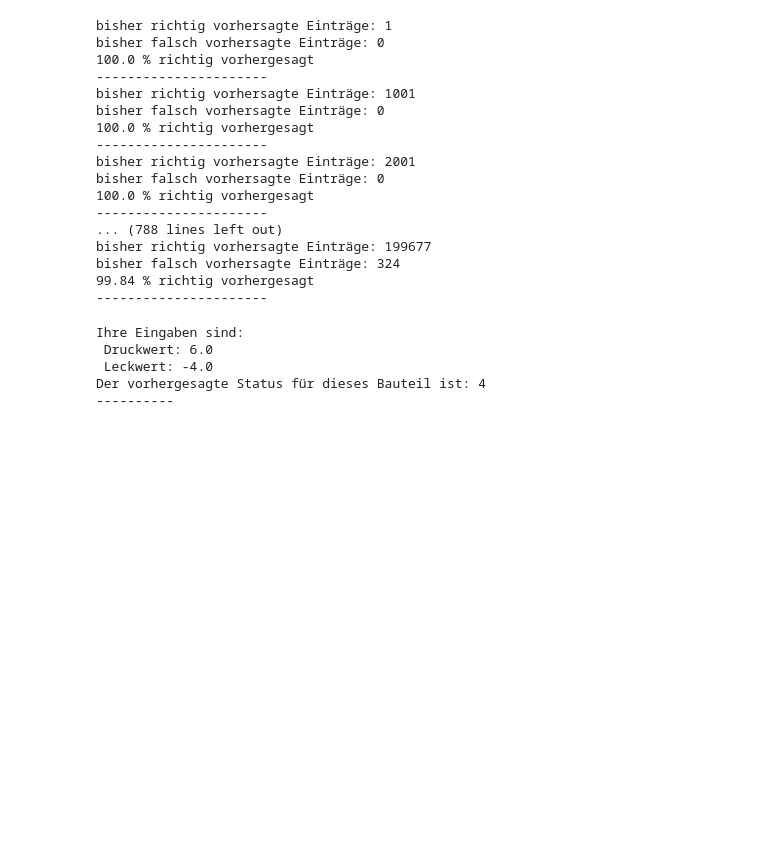
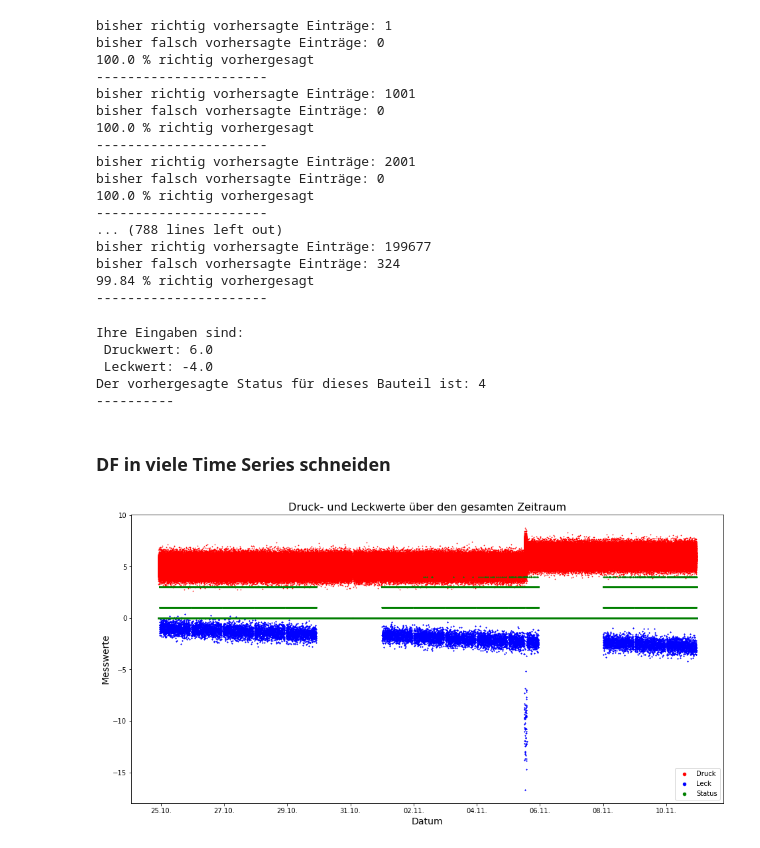
Before and after one commit to juliansaar/Innoprojekt, a Jupyter notebook: Dichte_Klassifizierung.ipynb, the cells around one changed output. Drawn from its saved outputs; the diff is of its cells as text; code cells hidden in the pictures; blank space fills up the shorter version.

```diff
--- a/Dichte_Klassifizierung.ipynb
+++ b/Dichte_Klassifizierung.ipynb
@@ -528,3 +528,5 @@ Ihre Eingaben sind:
  Leckwert: -4.0
 Der vorhergesagte Status für dieses Bauteil ist: 4
 ----------
+# %% [markdown]
+### DF in viele Time Series schneiden
@@ -530,0 +543,27 @@ Der vorhergesagte Status für dieses Bauteil ist: 4
+# %%
+df = pd.read_csv('../02_Daten/Simulation-Dichteprüfung/simulation-st5.csv', sep=';')
+# %%
+# Richtige Zeit für alle Einträge
+df['date'] = [datetime.utcfromtimestamp(x/1000) for x in df['time']]
+# %%
+fig, ax = plt.subplots(figsize=(16,8))
+ax.scatter(df.date, df.druck, color='red', label='Druck', s=0.5)
+ax.scatter(df.date, df.leck, color='blue', label='Leck', s=0.5)
+ax.scatter(df.date, df.status, color='green', label='Status', s=0.5)
+
+date_form = DateFormatter("%d.%m.")
+ax.xaxis.set_major_locator(mdates.DayLocator(interval=2)) # damit nicht direkt nach dem 31.10 der 01.11 angezeigt wird
+ax.xaxis.set_major_formatter(date_form)
+
+ax.set_title("Druck- und Leckwerte über den gesamten Zeitraum", fontsize=16)
+ax.set_xlabel("Datum", fontsize=14)
+ax.set_ylabel("Messwerte", fontsize=14)
+
+lgnd = plt.legend(loc=4, numpoints=1, fontsize=10)
+
+#change the marker size manually for lines
+lgnd.legendHandles[0]._sizes = [20]
+lgnd.legendHandles[1]._sizes = [20]
+lgnd.legendHandles[2]._sizes = [20]
+# %% [output]
+[figure, added]
```
Also changed, not shown: parts of 8 cells of this notebook.
